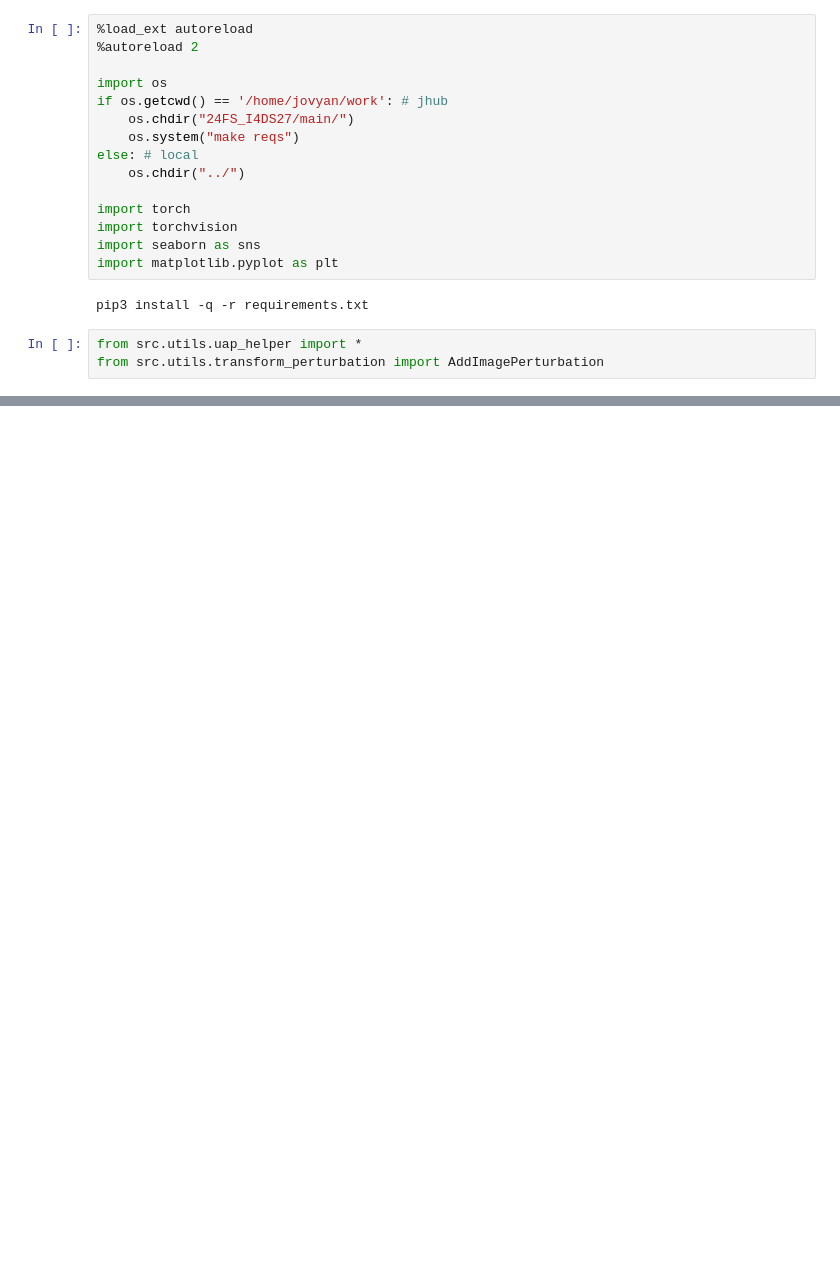
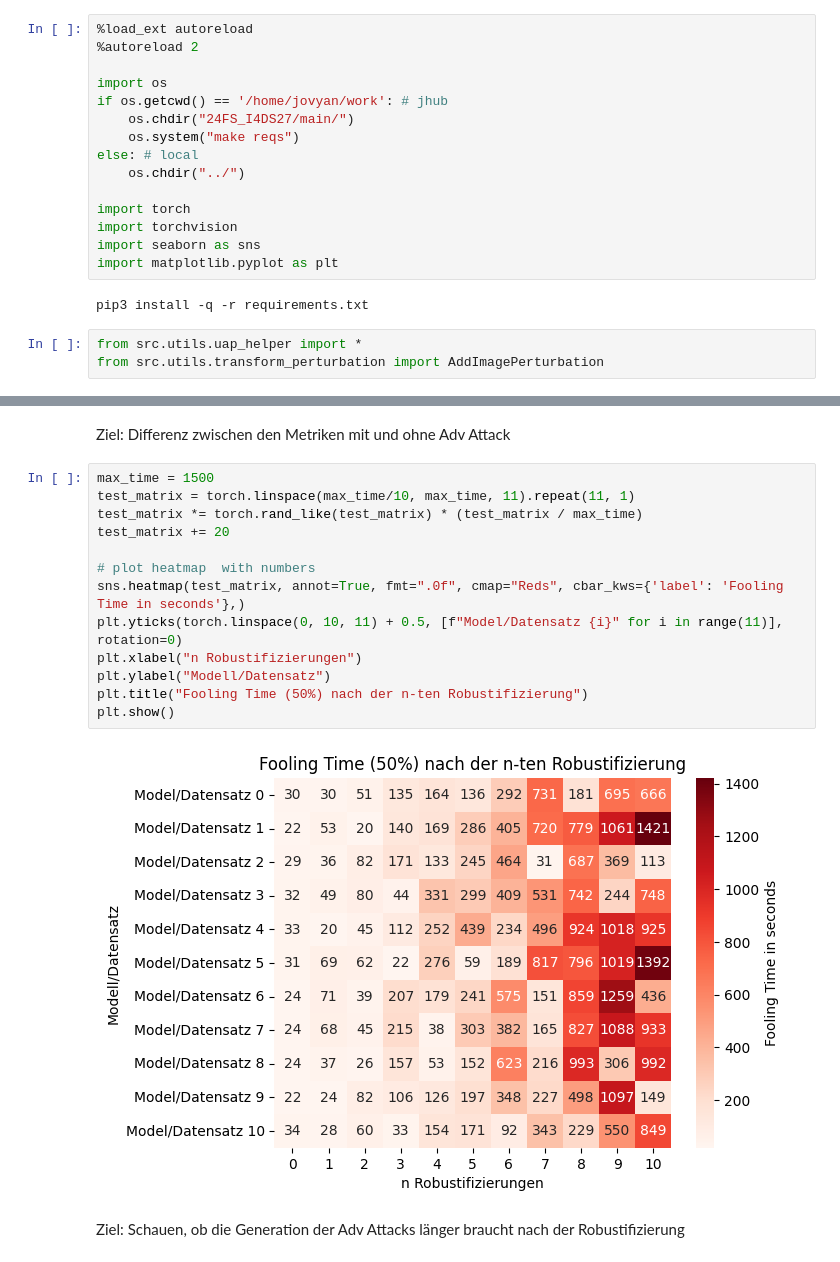
Before and after one commit to AdversarialAttacks/main, a Jupyter notebook: notebooks/08-eval-uap.ipynb, the cells around one changed output, grey strips where cells are left out. Saved outputs shown, nothing was run; the diff lists cells and outputs as text; blank space fills up the shorter version.

```diff
--- a/notebooks/08-eval-uap.ipynb
+++ b/notebooks/08-eval-uap.ipynb
@@ -35,0 +85,19 @@ plt.show()
+# %% [markdown]
+Ziel: Differenz zwischen den Metriken mit und ohne Adv Attack
+# %%
+max_time = 1500
+test_matrix = torch.linspace(max_time/10, max_time, 11).repeat(11, 1)
+test_matrix *= torch.rand_like(test_matrix) * (test_matrix / max_time)
+test_matrix += 20
+
+# plot heatmap  with numbers
+sns.heatmap(test_matrix, annot=True, fmt=".0f", cmap="Reds", cbar_kws={'label': 'Fooling Time in seconds'},)
+plt.yticks(torch.linspace(0, 10, 11) + 0.5, [f"Model/Datensatz {i}" for i in range(11)], rotation=0)
+plt.xlabel("n Robustifizierungen")
+plt.ylabel("Modell/Datensatz")
+plt.title("Fooling Time (50%) nach der n-ten Robustifizierung")
+plt.show()
+# %% [output]
+[figure, added]
+# %% [markdown]
+Ziel: Schauen, ob die Generation der Adv Attacks länger braucht nach der Robustifizierung
```
Also changed, not shown: parts of 7 cells of this notebook.
